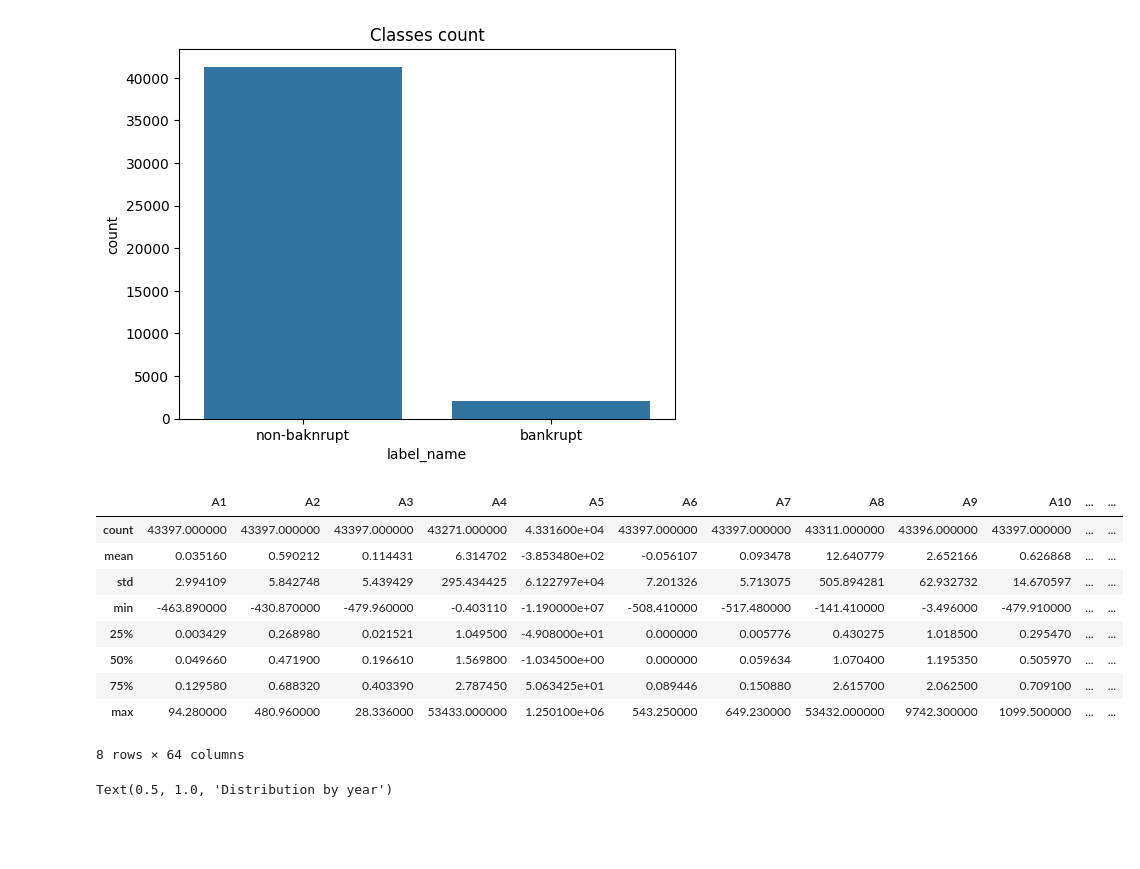
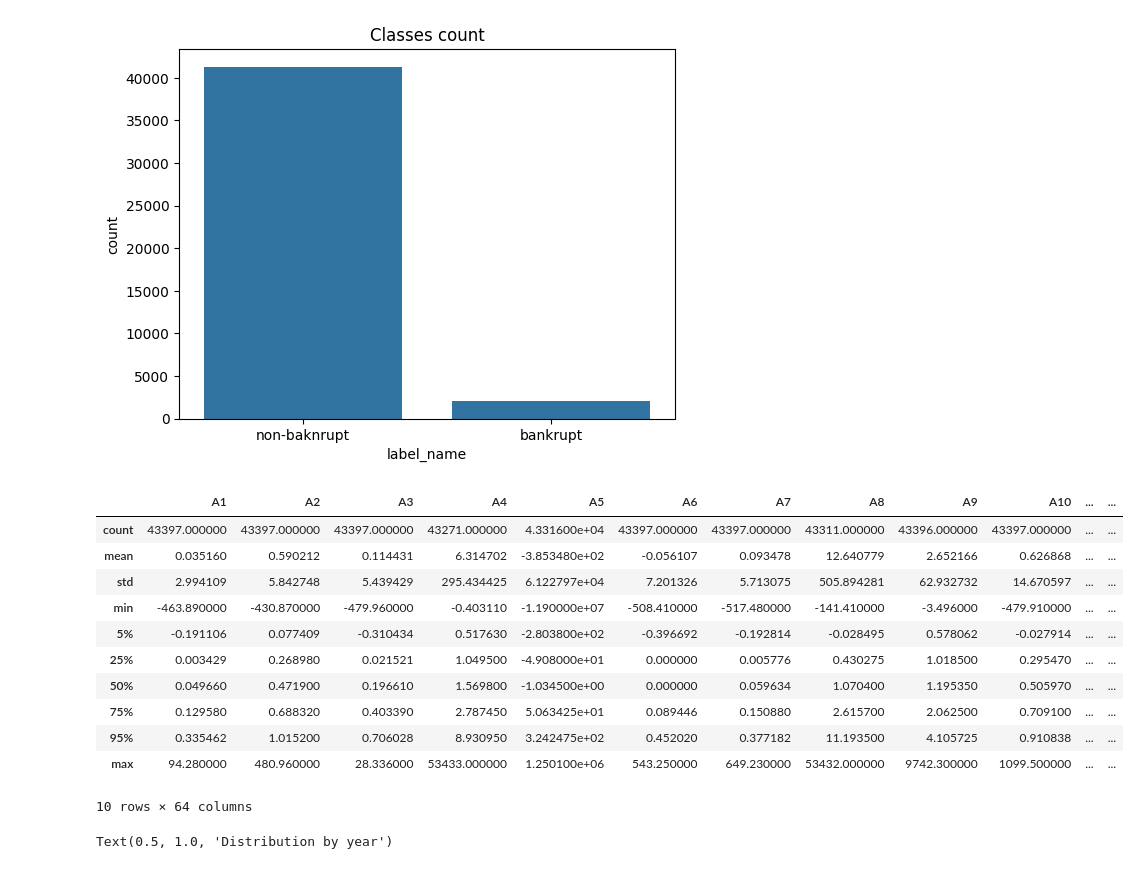
Before and after one commit to farqlia/MLandNN, a Jupyter notebook: ml/l0/Lista1.ipynb, the cells around one changed output. Saved outputs shown, nothing was run; the diff lists cells and outputs as text; code cells hidden in the pictures; blank space fills up the shorter version.

```diff
--- a/ml/l0/Lista1.ipynb
+++ b/ml/l0/Lista1.ipynb
@@ -114,17 +114,19 @@ attrs = X.columns[1:].values.tolist()
 # %%
-df_desc = df.describe()[attrs]
+df_desc = df.describe(percentiles=[.05, .25, .5, .75, .95])[attrs]
 df_desc
 # %% [output]
 |  | A1 | A2 | A3 | A4 | A5 | A6 | A7 | A8 | A9 | A10 | ... | ... |
 | count | 43397.000000 | 43397.000000 | 43397.000000 | 43271.000000 | 4.331600e+04 | 43397.000000 | 43397.000000 | 43311.000000 | 43396.000000 | 43397.000000 | ... | ... |
 | mean | 0.035160 | 0.590212 | 0.114431 | 6.314702 | -3.853480e+02 | -0.056107 | 0.093478 | 12.640779 | 2.652166 | 0.626868 | ... | ... |
 | std | 2.994109 | 5.842748 | 5.439429 | 295.434425 | 6.122797e+04 | 7.201326 | 5.713075 | 505.894281 | 62.932732 | 14.670597 | ... | ... |
 | min | -463.890000 | -430.870000 | -479.960000 | -0.403110 | -1.190000e+07 | -508.410000 | -517.480000 | -141.410000 | -3.496000 | -479.910000 | ... | ... |
+| 5% | -0.191106 | 0.077409 | -0.310434 | 0.517630 | -2.803800e+02 | -0.396692 | -0.192814 | -0.028495 | 0.578062 | -0.027914 | ... | ... |
 | 25% | 0.003429 | 0.268980 | 0.021521 | 1.049500 | -4.908000e+01 | 0.000000 | 0.005776 | 0.430275 | 1.018500 | 0.295470 | ... | ... |
 | 50% | 0.049660 | 0.471900 | 0.196610 | 1.569800 | -1.034500e+00 | 0.000000 | 0.059634 | 1.070400 | 1.195350 | 0.505970 | ... | ... |
 | 75% | 0.129580 | 0.688320 | 0.403390 | 2.787450 | 5.063425e+01 | 0.089446 | 0.150880 | 2.615700 | 2.062500 | 0.709100 | ... | ... |
+| 95% | 0.335462 | 1.015200 | 0.706028 | 8.930950 | 3.242475e+02 | 0.452020 | 0.377182 | 11.193500 | 4.105725 | 0.910838 | ... | ... |
 | max | 94.280000 | 480.960000 | 28.336000 | 53433.000000 | 1.250100e+06 | 543.250000 | 649.230000 | 53432.000000 | 9742.300000 | 1099.500000 | ... | ... |
-8 rows × 64 columns
+10 rows × 64 columns
 # %%
 sns.countplot(
     df, x='label_name', hue='year', stat='proportion'
```
Also changed, not shown: parts of 16 cells of this notebook.
